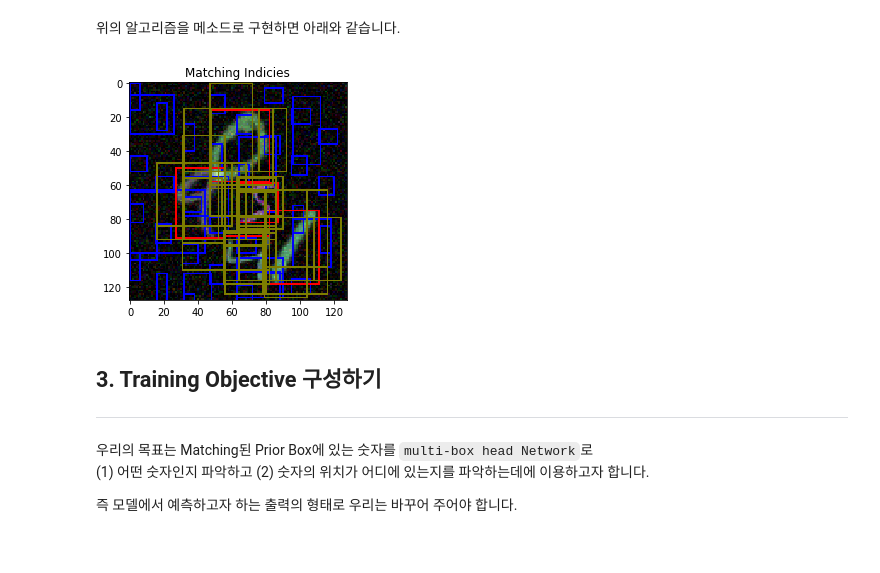
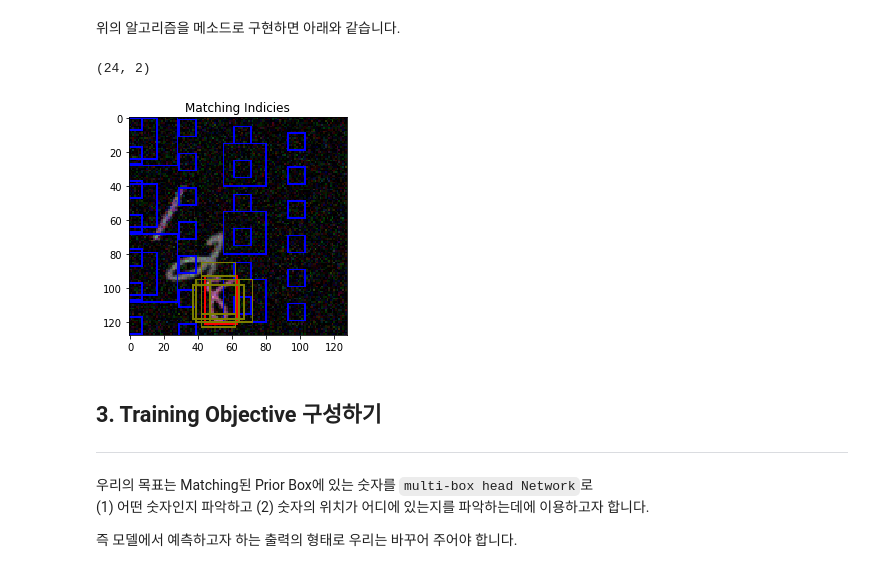
Before and after one commit to hwanginsun/SSD-object-detection, a Jupyter notebook: scripts/3. Set-Up Prior Boxes.ipynb, the cells around one changed output. Saved outputs shown, nothing was run; the diff lists cells and outputs as text; code cells hidden in the pictures.

```diff
--- a/scripts/3. Set-Up Prior Boxes.ipynb
+++ b/scripts/3. Set-Up Prior Boxes.ipynb
@@ -207,16 +218,20 @@ prior boxes의 shape : (4032, 4)
 # %%
+# 1. pivot bounding boxes
 exp_gt_boxes = gt_boxes[:,None] # Ground truth box가 행 기준으로 정렬되도록
 exp_pr_boxes = pr_boxes[None,:] # prior box가 열 기준으로 정렬되도록
 
-# Calculate Intersection
-gt_cx, gt_cy, gt_w, gt_h = np.split(exp_gt_boxes,4,axis=-1)
-pr_cx, pr_cy, pr_w, pr_h = np.split(exp_pr_boxes,4,axis=-1)
+# 2. calculate intersection over union
+# 2.1. Calculate Intersection
+gt_cx, gt_cy, gt_w, gt_h = exp_gt_boxes.transpose(2,0,1)
+pr_cx, pr_cy, pr_w, pr_h = exp_pr_boxes.transpose(2,0,1)
 
+# (cx,cy,w,h) -> (xmin,ymin,xmax,ymax)
 gt_xmin, gt_xmax = gt_cx-gt_w/2, gt_cx+gt_w/2
 gt_ymin, gt_ymax = gt_cy-gt_h/2, gt_cy+gt_h/2
 pr_xmin, pr_xmax = pr_cx-pr_w/2, pr_cx+pr_w/2
 pr_ymin, pr_ymax = pr_cy-pr_h/2, pr_cy+pr_h/2
 
+# 겹친 사각형의 너비와 높이 구하기
 in_xmin = np.maximum(gt_xmin, pr_xmin)
 in_xmax = np.minimum(gt_xmax, pr_xmax)
 in_width = in_xmax - in_xmin
@@ -227,33 +242,37 @@ in_ymax = np.minimum(gt_ymax, pr_ymax)
 in_height = in_ymax - in_ymin
 in_height[in_height<0] = 0
 
+# 겹친 사각형의 넓이 구하기
 intersection = in_width*in_height
-intersection = np.squeeze(intersection,axis=-1) # drop last dimension
 
-# Calculate Union
 gt_sizes = exp_gt_boxes[...,2] * exp_gt_boxes[...,3]
 pr_sizes = exp_pr_boxes[...,2] * exp_pr_boxes[...,3]
 
+# 2.2. Calculate Union
 union = (gt_sizes + pr_sizes) - intersection
 
-# Calculate Intersection Over Union
-iou = (intersection / (union+1e-5))
+# Result
+iou = (intersection / (union+1e-5)) # 0 나누기 방지를 위함
 # %% [markdown]
 위의 알고리즘을 메소드로 구현하면 아래와 같습니다.
 # %%
 def calculate_iou(gt_boxes,pr_boxes):
+    # 1. pivot bounding boxes
     exp_gt_boxes = gt_boxes[:,None] # Ground truth box가 행 기준으로 정렬되도록
-    exp_pr_boxes = pr_boxes[None] # prior box가 열 기준으로 정렬되도록
+    exp_pr_boxes = pr_boxes[None,:] # prior box가 열 기준으로 정렬되도록
 
-    # Calculate Intersection
-    gt_cx, gt_cy, gt_w, gt_h = np.split(exp_gt_boxes,4,axis=-1)
-    pr_cx, pr_cy, pr_w, pr_h = np.split(exp_pr_boxes,4,axis=-1)
+    # 2. calculate intersection over union
+    # 2.1. Calculate Intersection
+    gt_cx, gt_cy, gt_w, gt_h = exp_gt_boxes.transpose(2,0,1)
+    pr_cx, pr_cy, pr_w, pr_h = exp_pr_boxes.transpose(2,0,1)
 
+    # (cx,cy,w,h) -> (xmin,ymin,xmax,ymax)
     gt_xmin, gt_xmax = gt_cx-gt_w/2, gt_cx+gt_w/2
     gt_ymin, gt_ymax = gt_cy-gt_h/2, gt_cy+gt_h/2
     pr_xmin, pr_xmax = pr_cx-pr_w/2, pr_cx+pr_w/2
     pr_ymin, pr_ymax = pr_cy-pr_h/2, pr_cy+pr_h/2
 
+    # 겹친 사각형의 너비와 높이 구하기
     in_xmin = np.maximum(gt_xmin, pr_xmin)
     in_xmax = np.minimum(gt_xmax, pr_xmax)
     in_width = in_xmax - in_xmin
@@ -264,35 +283,40 @@ def calculate_iou(gt_boxes,pr_boxes):
     in_height = in_ymax - in_ymin
     in_height[in_height<0] = 0
 
+    # 겹친 사각형의 넓이 구하기
     intersection = in_width*in_height
-    intersection = np.squeeze(intersection,axis=-1) # drop last dimension
 
-    # Calculate Union
     gt_sizes = exp_gt_boxes[...,2] * exp_gt_boxes[...,3]
     pr_sizes = exp_pr_boxes[...,2] * exp_pr_boxes[...,3]
 
+    # 2.2. Calculate Union
     union = (gt_sizes + pr_sizes) - intersection
 
-    # Calculate Intersection Over Union
+    # 0 나누기 방지를 위함
     return (intersection / (union+1e-5))
 # %%
 iou = calculate_iou(gt_boxes, pr_boxes)
 
 iou_threshold = 0.5
 match_indices = np.argwhere(iou>=iou_threshold)
+print(match_indices.shape)
+# %% [output]
+(24, 2)
 # %%
-visualized = draw_rectangle(image, pr_boxes[::100],
+target_indices = match_indices[match_indices[:,0]==2]
+
+visualized = draw_rectangle(image, pr_boxes[::200],
                             color=(0,0,255))
-visualized = draw_rectangle(visualized, gt_boxes[match_indices[:,0]],
+visualized = draw_rectangle(visualized, gt_boxes[target_indices[:,0]],
                             color=(255,0,0))
-visualized = draw_rectangle(visualized, pr_boxes[match_indices[:,1]],
+visualized = draw_rectangle(visualized, pr_boxes[target_indices[:,1]],
                             color=(125,125,0))
 
 plt.title("Matching Indicies")
 plt.imshow(visualized)
 plt.show()
 # %% [output]
-[figure, old version]
+[figure, new version]
 # %% [markdown]
 ## 3. Training Objective 구성하기
 ----
```
Also changed, not shown: parts of 24 cells of this notebook, 3 other files.
